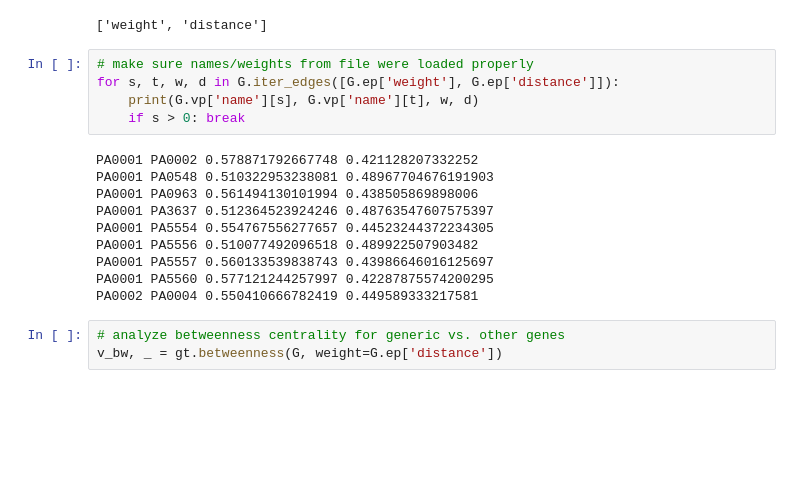
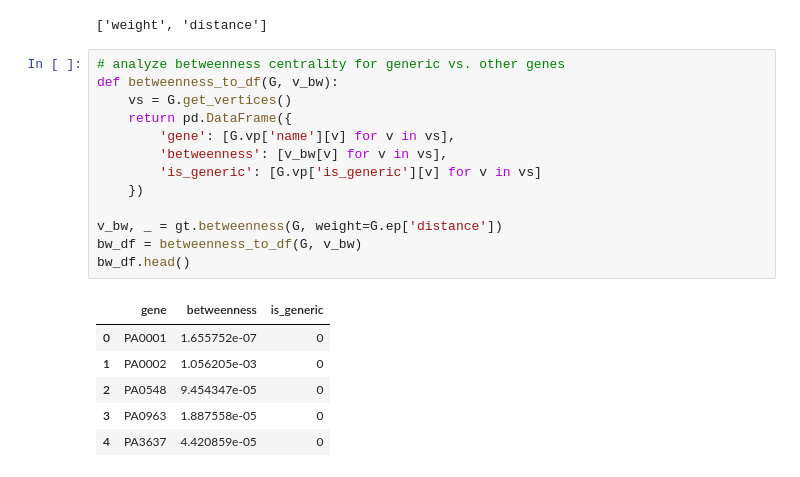
Before and after one commit to greenelab/generic-expression-patterns, a Jupyter notebook: network_analysis/2_calculate_node_statistics.ipynb, the cells around one changed output. Drawn from its saved outputs; the diff is of its cells as text; blank space fills up the shorter version.

```diff
--- a/network_analysis/2_calculate_node_statistics.ipynb
+++ b/network_analysis/2_calculate_node_statistics.ipynb
@@ -101,21 +100,23 @@ G.ep['distance'] = eprop_distance
 print(list(G.ep.keys()))
 # %% [output]
 ['weight', 'distance']
-# %%
-# make sure names/weights from file were loaded properly
-for s, t, w, d in G.iter_edges([G.ep['weight'], G.ep['distance']]):
-    print(G.vp['name'][s], G.vp['name'][t], w, d)
-    if s > 0: break
-# %% [output]
-PA0001 PA0002 0.578871792667748 0.421128207332252
-PA0001 PA0548 0.510322953238081 0.48967704676191903
-PA0001 PA0963 0.561494130101994 0.438505869898006
-PA0001 PA3637 0.512364523924246 0.48763547607575397
-PA0001 PA5554 0.554767556277657 0.44523244372234305
-PA0001 PA5556 0.510077492096518 0.489922507903482
-PA0001 PA5557 0.560133539838743 0.43986646016125697
-PA0001 PA5560 0.577121244257997 0.42287875574200295
-PA0002 PA0004 0.550410666782419 0.449589333217581
 # %%
 # analyze betweenness centrality for generic vs. other genes
+def betweenness_to_df(G, v_bw):
+    vs = G.get_vertices()
+    return pd.DataFrame({
+        'gene': [G.vp['name'][v] for v in vs],
+        'betweenness': [v_bw[v] for v in vs],
+        'is_generic': [G.vp['is_generic'][v] for v in vs]
+    })
+
 v_bw, _ = gt.betweenness(G, weight=G.ep['distance'])
+bw_df = betweenness_to_df(G, v_bw)
+bw_df.head()
+# %% [output]
+|  | gene | betweenness | is_generic |
+| 0 | PA0001 | 1.655752e-07 | 0 |
+| 1 | PA0002 | 1.056205e-03 | 0 |
+| 2 | PA0548 | 9.454347e-05 | 0 |
+| 3 | PA0963 | 1.887558e-05 | 0 |
+| 4 | PA3637 | 4.420859e-05 | 0 |
```
Also changed, not shown: parts of 5 cells of this notebook, 1 other file.
